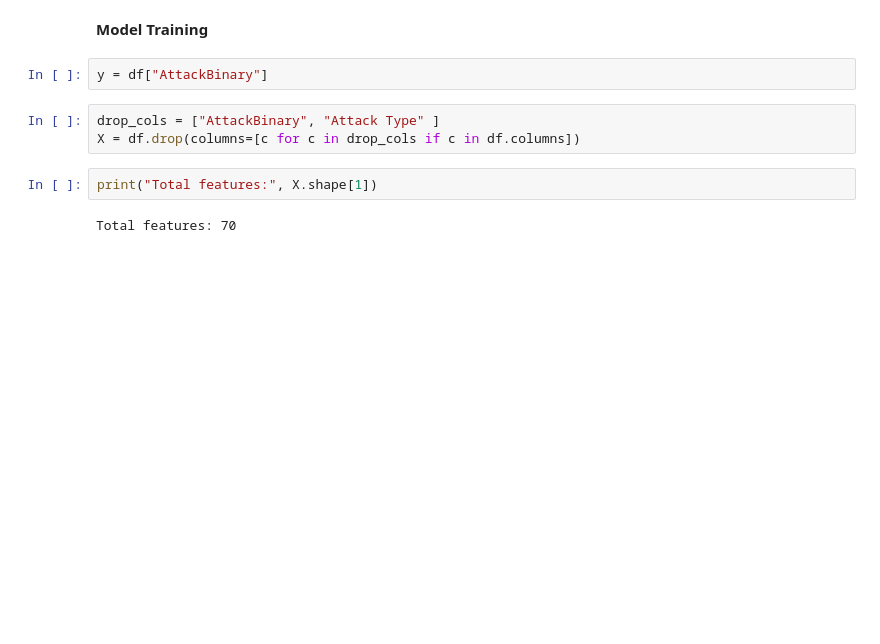
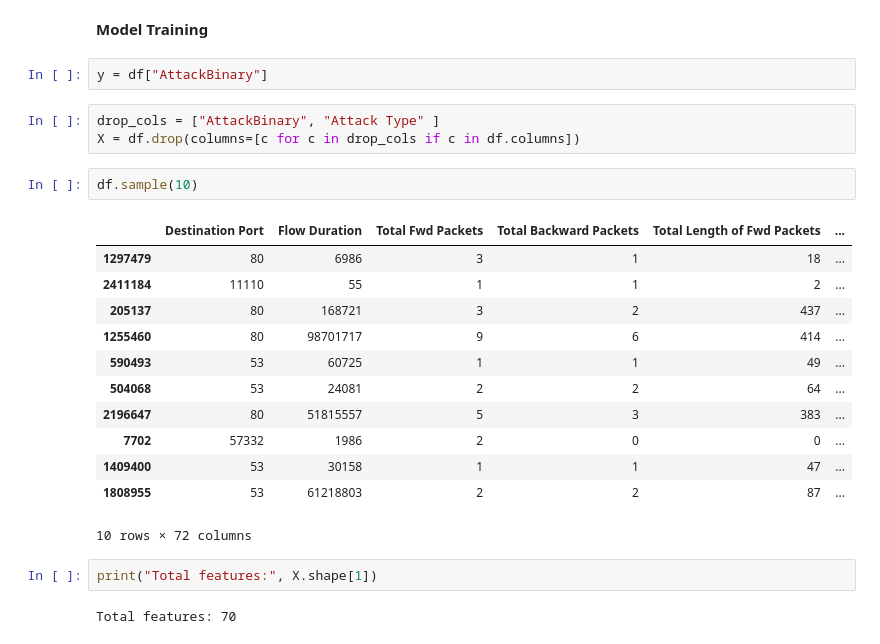
Before and after one commit to NikiniEkanayaka/NADS, a Jupyter notebook: models/isolation_forest_train.ipynb, the cells around one changed output. Drawn from its saved outputs; the diff is of its cells as text; blank space fills up the shorter version.

```diff
--- a/models/isolation_forest_train.ipynb
+++ b/models/isolation_forest_train.ipynb
@@ -195,6 +195,21 @@ y = df["AttackBinary"]
 # %%
 drop_cols = ["AttackBinary", "Attack Type" ]
 X = df.drop(columns=[c for c in drop_cols if c in df.columns])
+# %%
+df.sample(10)
+# %% [output]
+|  | Destination Port | Flow Duration | Total Fwd Packets | Total Backward Packets | Total Length of Fwd Packets | ... |
+| 1297479 | 80 | 6986 | 3 | 1 | 18 | ... |
+| 2411184 | 11110 | 55 | 1 | 1 | 2 | ... |
+| 205137 | 80 | 168721 | 3 | 2 | 437 | ... |
+| 1255460 | 80 | 98701717 | 9 | 6 | 414 | ... |
+| 590493 | 53 | 60725 | 1 | 1 | 49 | ... |
+| 504068 | 53 | 24081 | 2 | 2 | 64 | ... |
+| 2196647 | 80 | 51815557 | 5 | 3 | 383 | ... |
+| 7702 | 57332 | 1986 | 2 | 0 | 0 | ... |
+| 1409400 | 53 | 30158 | 1 | 1 | 47 | ... |
+| 1808955 | 53 | 61218803 | 2 | 2 | 87 | ... |
+10 rows × 72 columns
 # %%
 print("Total features:", X.shape[1])
 # %% [output]
```
Also changed, not shown: 1 other file.
